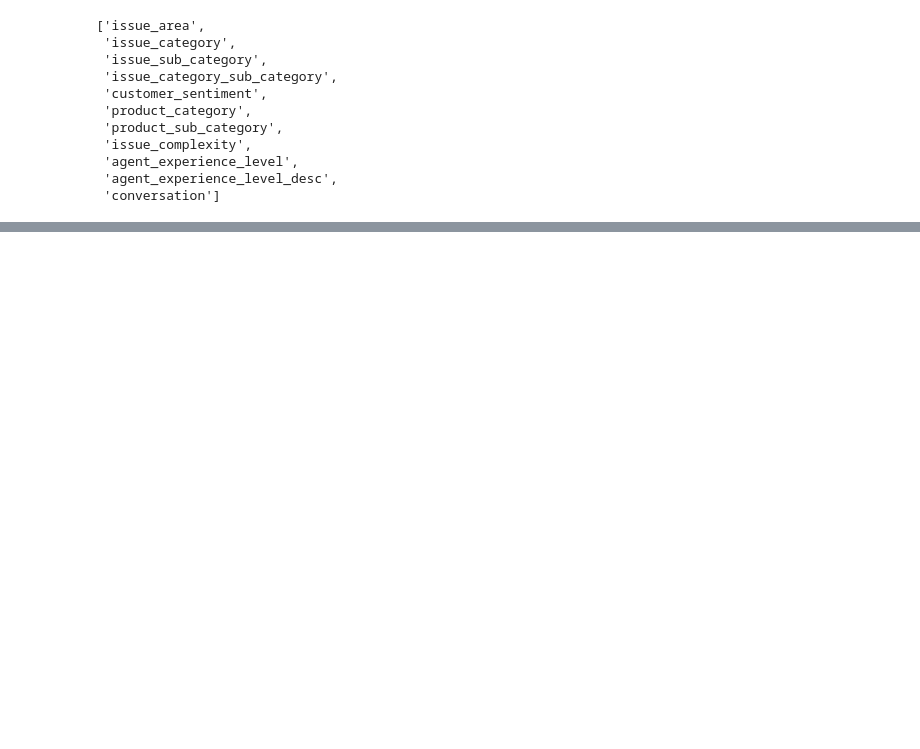
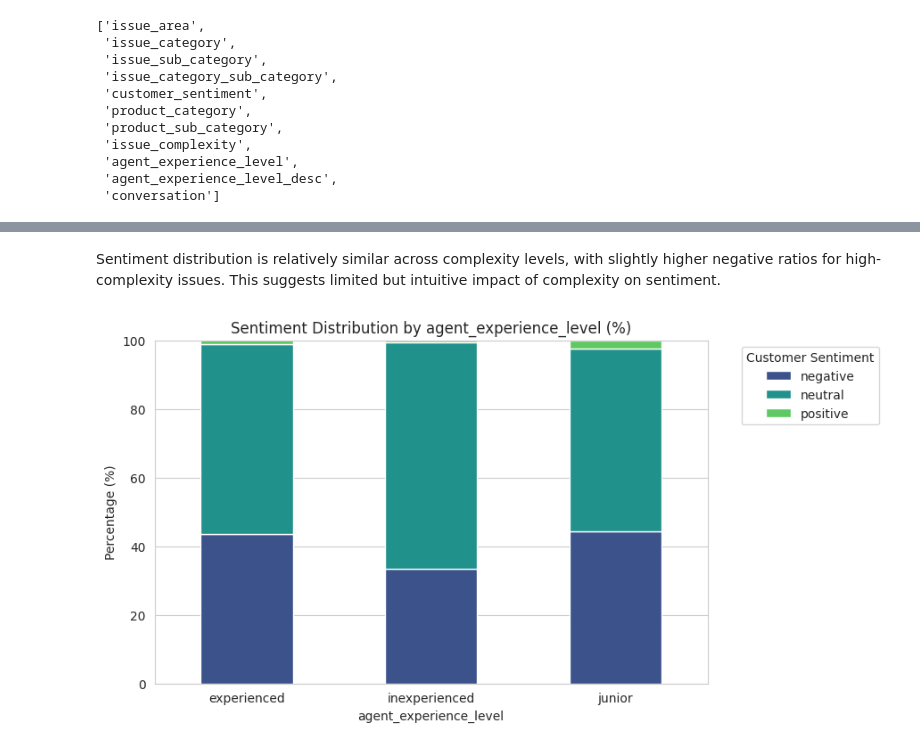
Before and after one commit to sulucay01/DI725-assignment1, a Jupyter notebook: notebooks/01_eda.ipynb, the cells around one changed output, grey strips where cells are left out. Saved outputs shown, nothing was run; the diff lists cells and outputs as text; code cells hidden in the pictures; blank space fills up the shorter version.

```diff
--- a/notebooks/01_eda.ipynb
+++ b/notebooks/01_eda.ipynb
@@ -861,0 +420,6 @@ Passing `palette` without assigning `hue` is deprecated and will be removed in v
+# %% [markdown]
+Sentiment distribution is relatively similar across complexity levels, with slightly higher negative ratios for high-complexity issues. This suggests limited but intuitive impact of complexity on sentiment.
+# %%
+plot_stacked_sentiment(train, "agent_experience_level", figsize=(8, 5), rotation=0)
+# %% [output]
+[figure, added]
```
Also changed, not shown: parts of 85 cells of this notebook.
